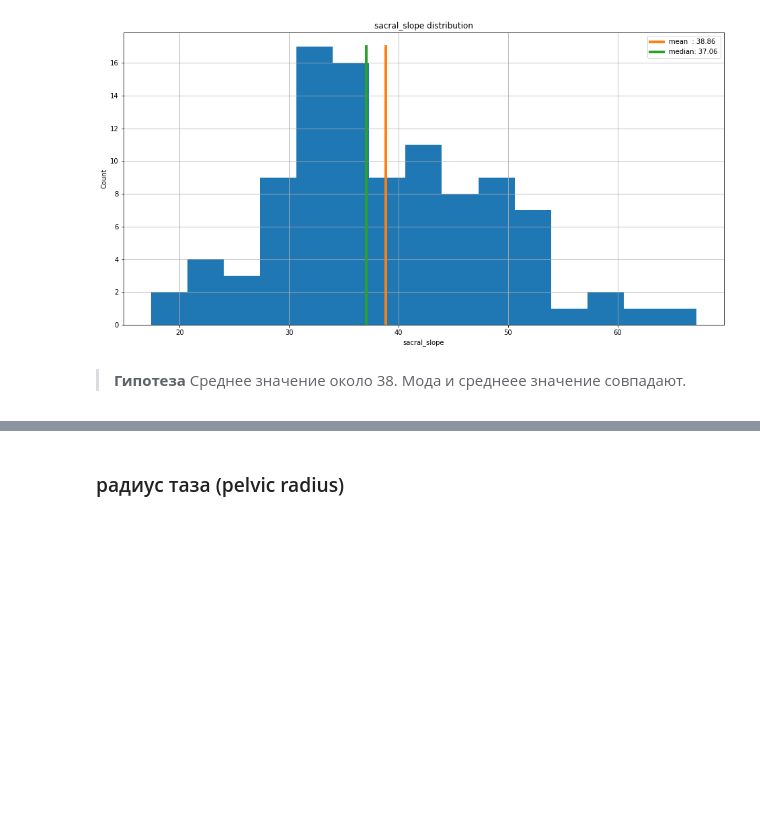
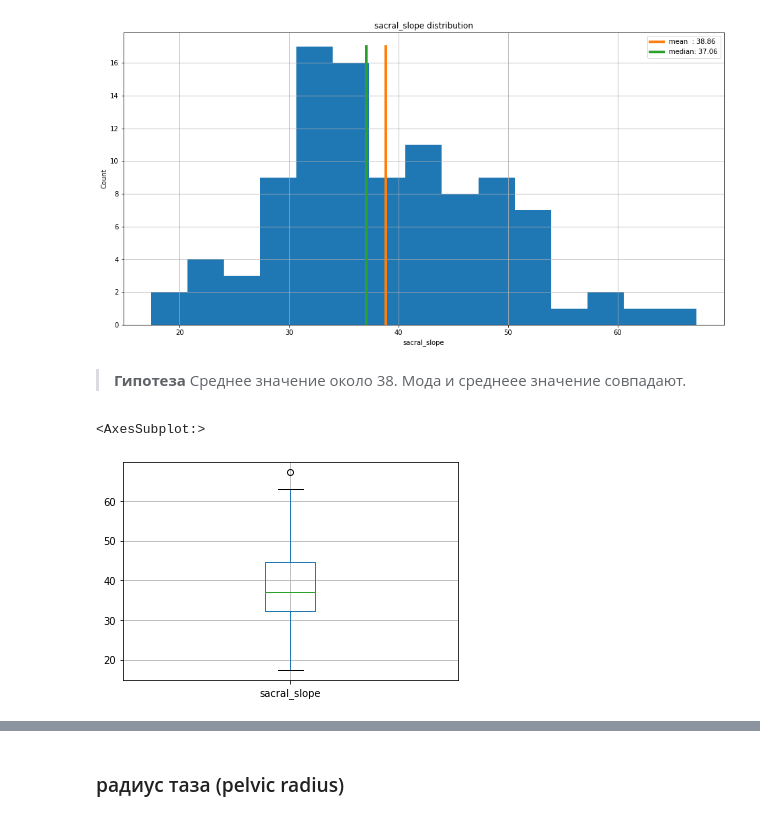
Before and after one commit to alex-chin/gb_prob_stat, a Jupyter notebook: project/ortho_pats.ipynb, the cells around one changed output, grey strips where cells are left out. Cells and saved outputs as stored; diff of their text form; code cells hidden in the pictures; blank space fills up the shorter version.

```diff
--- a/project/ortho_pats.ipynb
+++ b/project/ortho_pats.ipynb
@@ -166,3 +217,8 @@ first_look(df_norm['sacral_slope'], bins=15)
 [figure]
 # %% [markdown]
 > **Гипотеза** Среднее значение около 38. Мода и среднеее значение совпадают.
+# %%
+df_norm.boxplot(column='sacral_slope')
+# %% [output]
+<AxesSubplot:>
+[figure, added]
```
Also changed, not shown: parts of 16 cells of this notebook.
